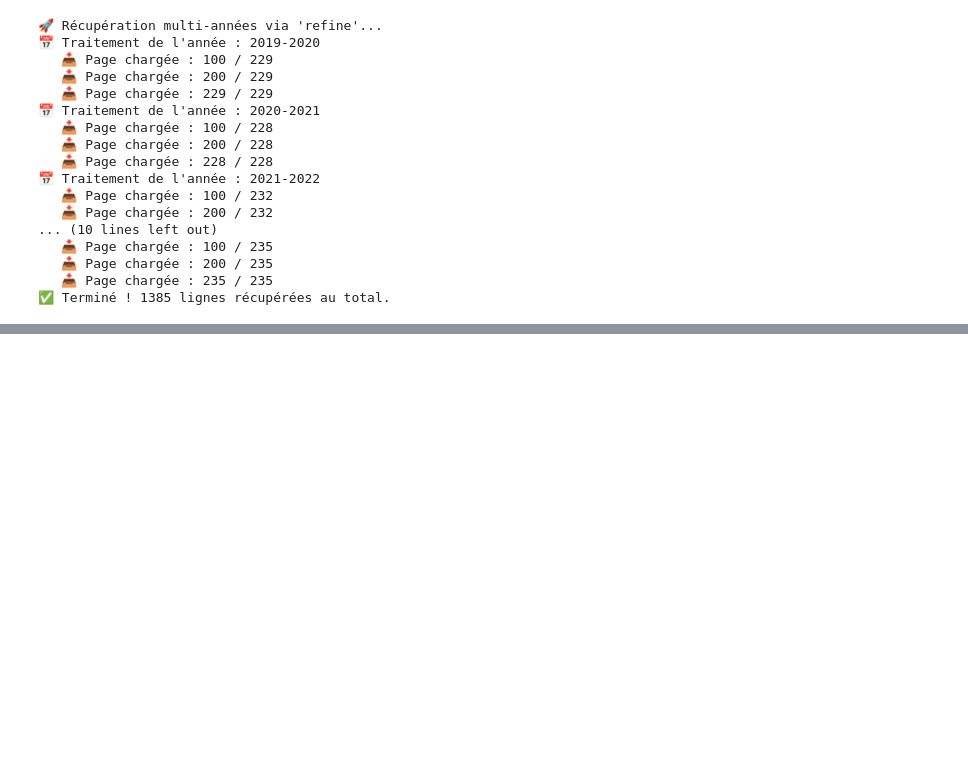
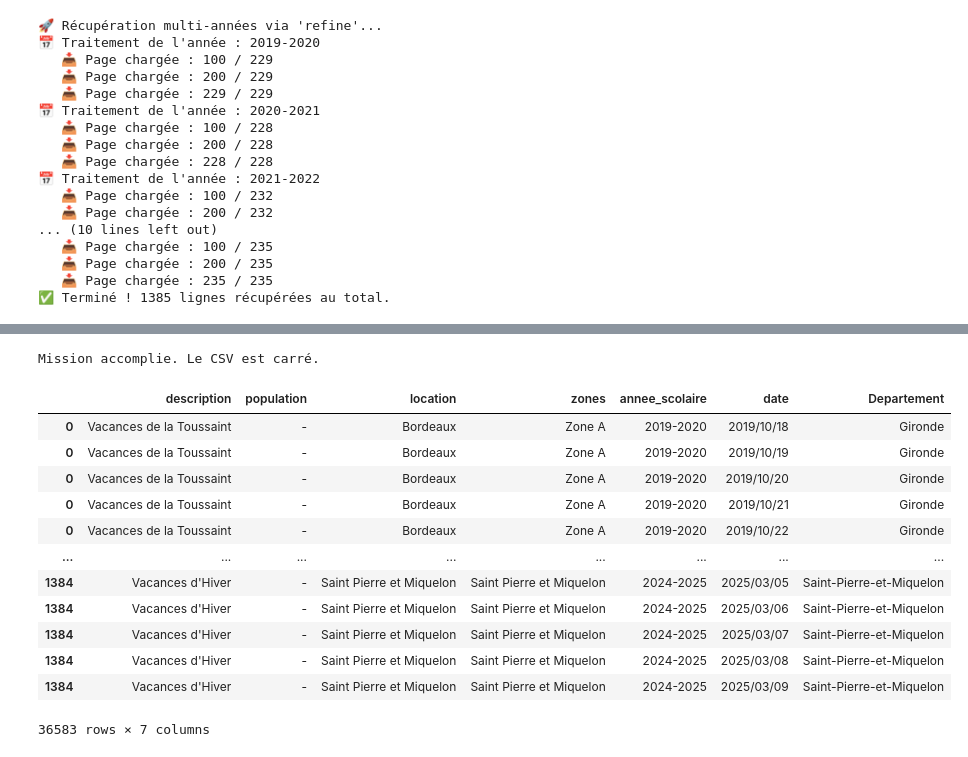
Before and after one commit to Wandriel/projet-groupe-jedha, a Jupyter notebook: Test connection API Paul.ipynb, the cells around one changed output, grey strips where cells are left out. Drawn from its saved outputs; the diff is of its cells as text; code cells hidden in the pictures; blank space fills up the shorter version.

```diff
--- a/Test connection API Paul.ipynb
+++ b/Test connection API Paul.ipynb
@@ -130,0 +131,70 @@ df_unfolded
+# %%
+# 2. Le Dico Monstrueux (Mapping Académies/Villes -> Départements)
+mapping_dept = {
+    'Bordeaux': 'Gironde',
+    'Lyon': 'Rhône',
+    'Paris': 'Paris',
+    'Saint Pierre et Miquelon': 'Saint-Pierre-et-Miquelon',
+    'Versailles': 'Yvelines',
+    'Créteil': 'Val-de-Marne',
+    'Aix-Marseille': 'Bouches-du-Rhône',
+    'Nice': 'Alpes-Maritimes',
+    'Nantes': 'Loire-Atlantique',
+    'Rennes': 'Ille-et-Vilaine',
+    'Lille': 'Nord',
+    'Montpellier': 'Hérault',
+    'Toulouse': 'Haute-Garonne',
+    'Strasbourg': 'Bas-Rhin',
+    'Nancy-Metz': 'Moselle',
+    'Reims': 'Marne',
+    'Amiens': 'Somme',
+    'Rouen': 'Seine-Maritime',
+    'Caen': 'Calvados',
+    'Orléans-Tours': 'Loiret',
+    'Poitiers': 'Vienne',
+    'Limoges': 'Haute-Vienne',
+    'Clermont-Ferrand': 'Puy-de-Dôme',
+    'Dijon': "Côte-d'Or",
+    'Besançon': 'Doubs',
+    'Grenoble': 'Isère',
+    'Corse': 'Corse-du-Sud',
+    'Guadeloupe': 'Guadeloupe',
+    'Martinique': 'Martinique',
+    'Guyane': 'Guyane',
+    'La Réunion': 'La Réunion',
+    'Mayotte': 'Mayotte',
+    'Wallis et Futuna': 'Wallis-et-Futuna',
+    'Polynésie Française': 'Polynésie-Française',
+    'Nouvelle Calédonie': 'Nouvelle-Calédonie',
+    'Normandie': "Normandie",
+    'polynésie': "Polynésie française",
+    'Réunion': "Île de la Réunion"
+
+}
+
+# 3. Création de la colonne "Departement"
+df_unfolded ['Departement'] = df_unfolded ['location'].map(mapping_dept).fillna('Inconnu')
+
+# 4. Nettoyage de la date (Format AAAA/MM/DD sans les heures)
+# On convertit en datetime puis on reformate proprement
+df_unfolded ['date'] = pd.to_datetime(df_unfolded ['date'], errors='coerce').dt.strftime('%Y/%m/%d')
+
+print("Mission accomplie. Le CSV est carré.")
+# %% [output]
+Mission accomplie. Le CSV est carré.
+# %%
+df_unfolded
+# %% [output]
+|  | description | population | location | zones | annee_scolaire | date | Departement |
+| 0 | Vacances de la Toussaint | - | Bordeaux | Zone A | 2019-2020 | 2019/10/18 | Gironde |
+| 0 | Vacances de la Toussaint | - | Bordeaux | Zone A | 2019-2020 | 2019/10/19 | Gironde |
+| 0 | Vacances de la Toussaint | - | Bordeaux | Zone A | 2019-2020 | 2019/10/20 | Gironde |
+| 0 | Vacances de la Toussaint | - | Bordeaux | Zone A | 2019-2020 | 2019/10/21 | Gironde |
+| 0 | Vacances de la Toussaint | - | Bordeaux | Zone A | 2019-2020 | 2019/10/22 | Gironde |
+| ... | ... | ... | ... | ... | ... | ... | ... |
+| 1384 | Vacances d'Hiver | - | Saint Pierre et Miquelon | Saint Pierre et Miquelon | 2024-2025 | 2025/03/05 | Saint-Pierre-et-Miquelon |
+| 1384 | Vacances d'Hiver | - | Saint Pierre et Miquelon | Saint Pierre et Miquelon | 2024-2025 | 2025/03/06 | Saint-Pierre-et-Miquelon |
+| 1384 | Vacances d'Hiver | - | Saint Pierre et Miquelon | Saint Pierre et Miquelon | 2024-2025 | 2025/03/07 | Saint-Pierre-et-Miquelon |
+| 1384 | Vacances d'Hiver | - | Saint Pierre et Miquelon | Saint Pierre et Miquelon | 2024-2025 | 2025/03/08 | Saint-Pierre-et-Miquelon |
+| 1384 | Vacances d'Hiver | - | Saint Pierre et Miquelon | Saint Pierre et Miquelon | 2024-2025 | 2025/03/09 | Saint-Pierre-et-Miquelon |
+36583 rows × 7 columns
```
Also changed, not shown: parts of 3 cells of this notebook, 33 other files.
